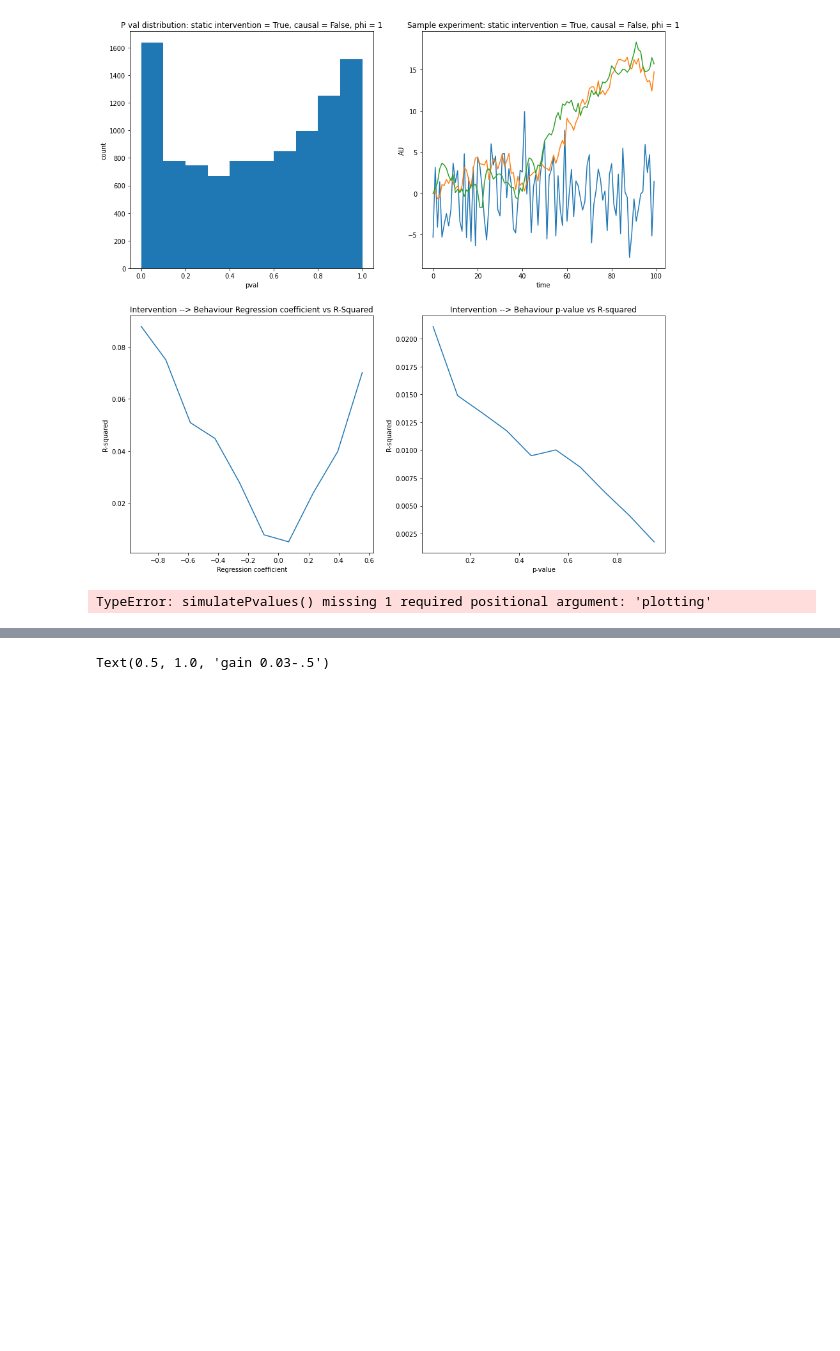
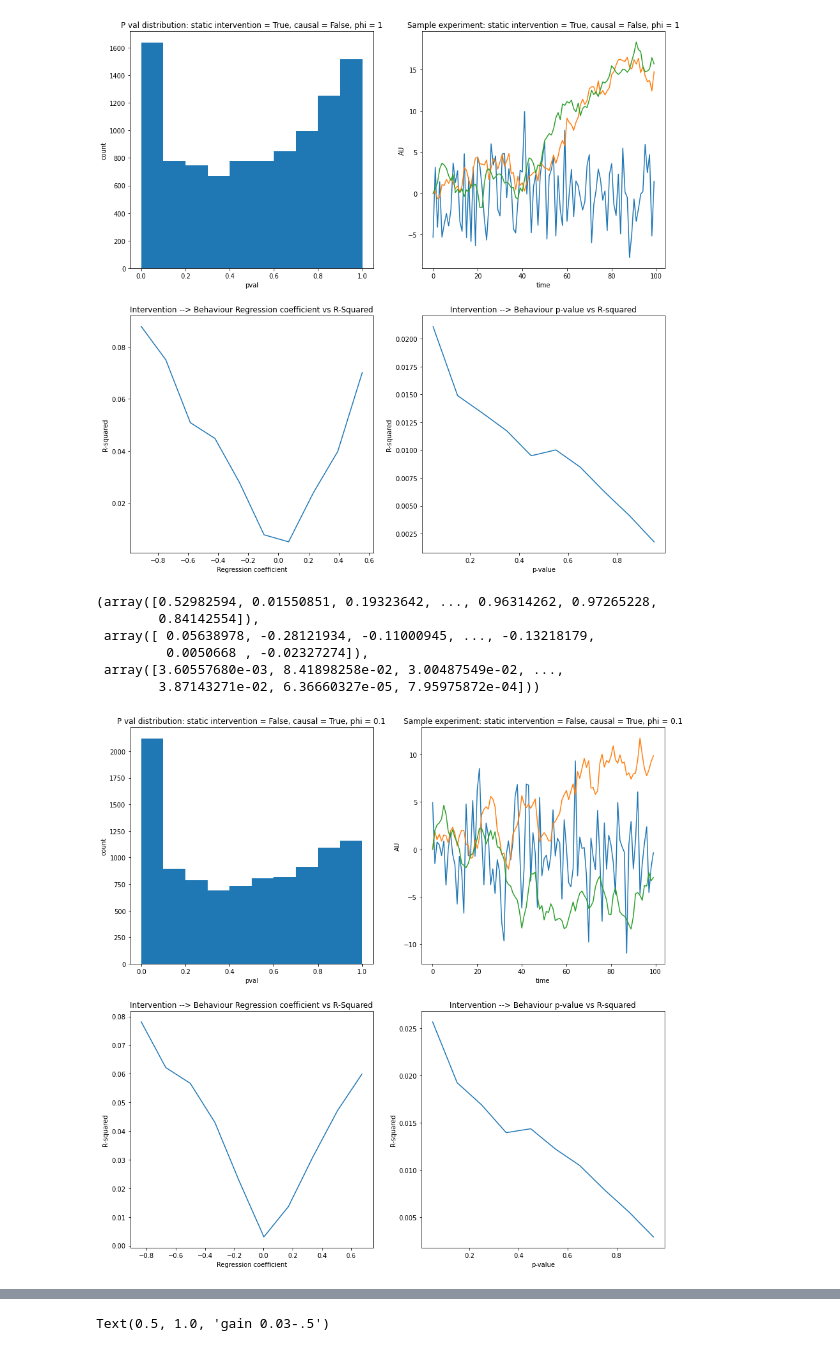
Before and after one commit to BJCaie/Ergodicity, a Jupyter notebook: Mediation.ipynb, the cells around one changed output, grey strips where cells are left out. Drawn from its saved outputs; the diff is of its cells as text; code cells hidden in the pictures; blank space fills up the shorter version.

```diff
--- a/Mediation.ipynb
+++ b/Mediation.ipynb
@@ -375,12 +23,16 @@ plt.savefig(rf'C:\Users\Brandon\Desktop\PhD\Ergodicity\Figures\Pval_sim_static_n
 [figure]
 # %%
 ## Get distribution of p values for random walks with drift
-simulatePvalues(staticIntervention = False, causal = True, drift1 = 0.1, drift2 = 0.1, sigma = 4,
+causal.simulatePvalues(staticIntervention = False, causal = True, drift1 = 0.1, drift2 = 0.1, sigma = 4,
                 num_experiments = 10000, gain = .1, num_trials = 100, phi = .1 ,plotting = True)
-#plt.savefig(rf'C:\Users\Brandon\Desktop\PhD\Ergodicity\Figures\Pval_sim_dynamic_causal_sig1', format = 'svg')
 
-simulatePvalues(staticIntervention = False, causal = False, drift1 = 0, drift2 = 0, sigma = 4,
-                num_experiments = 10000, gain = .1, num_trials = 100, phi = .1)
-#plt.savefig(rf'C:\Users\Brandon\Desktop\PhD\Ergodicity\Figures\Pval_sim_dynamic_noncausal_sig1', format = 'svg')
+causal.simulatePvalues(staticIntervention = False, causal = False, drift1 = 0, drift2 = 0, sigma = 4,
+                num_experiments = 10000, gain = .1, num_trials = 100, phi = .1, plotting = True)
 # %% [output]
-TypeError: simulatePvalues() missing 1 required positional argument: 'plotting'
+(array([0.52982594, 0.01550851, 0.19323642, ..., 0.96314262, 0.97265228,
+        0.84142554]),
+ array([ 0.05638978, -0.28121934, -0.11000945, ..., -0.13218179,
+         0.0050668 , -0.02327274]),
+ array([3.60557680e-03, 8.41898258e-02, 3.00487549e-02, ...,
+        3.87143271e-02, 6.36660327e-05, 7.95975872e-04]))
+[figure, added]
```
Also changed, not shown: parts of 11 cells of this notebook.
